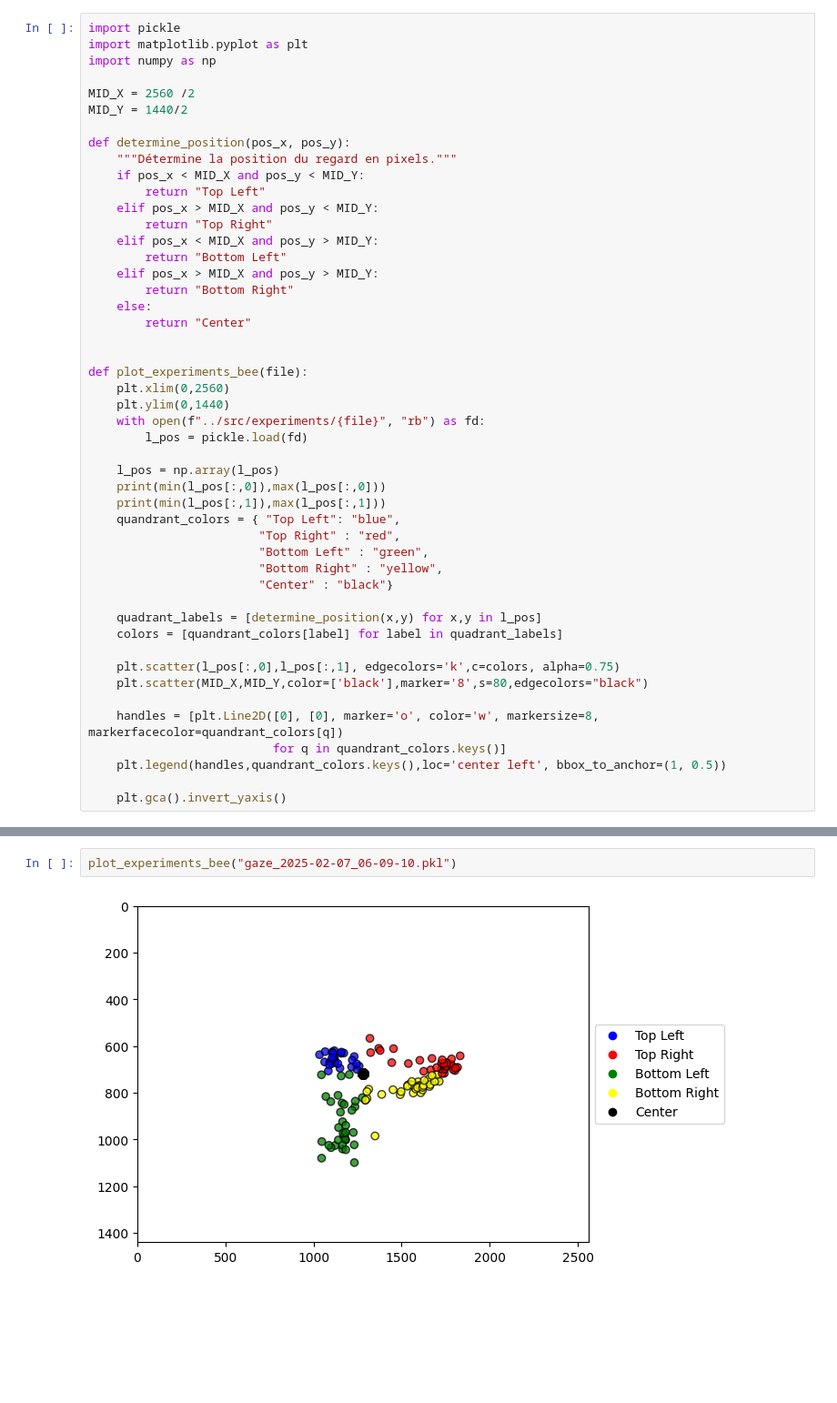
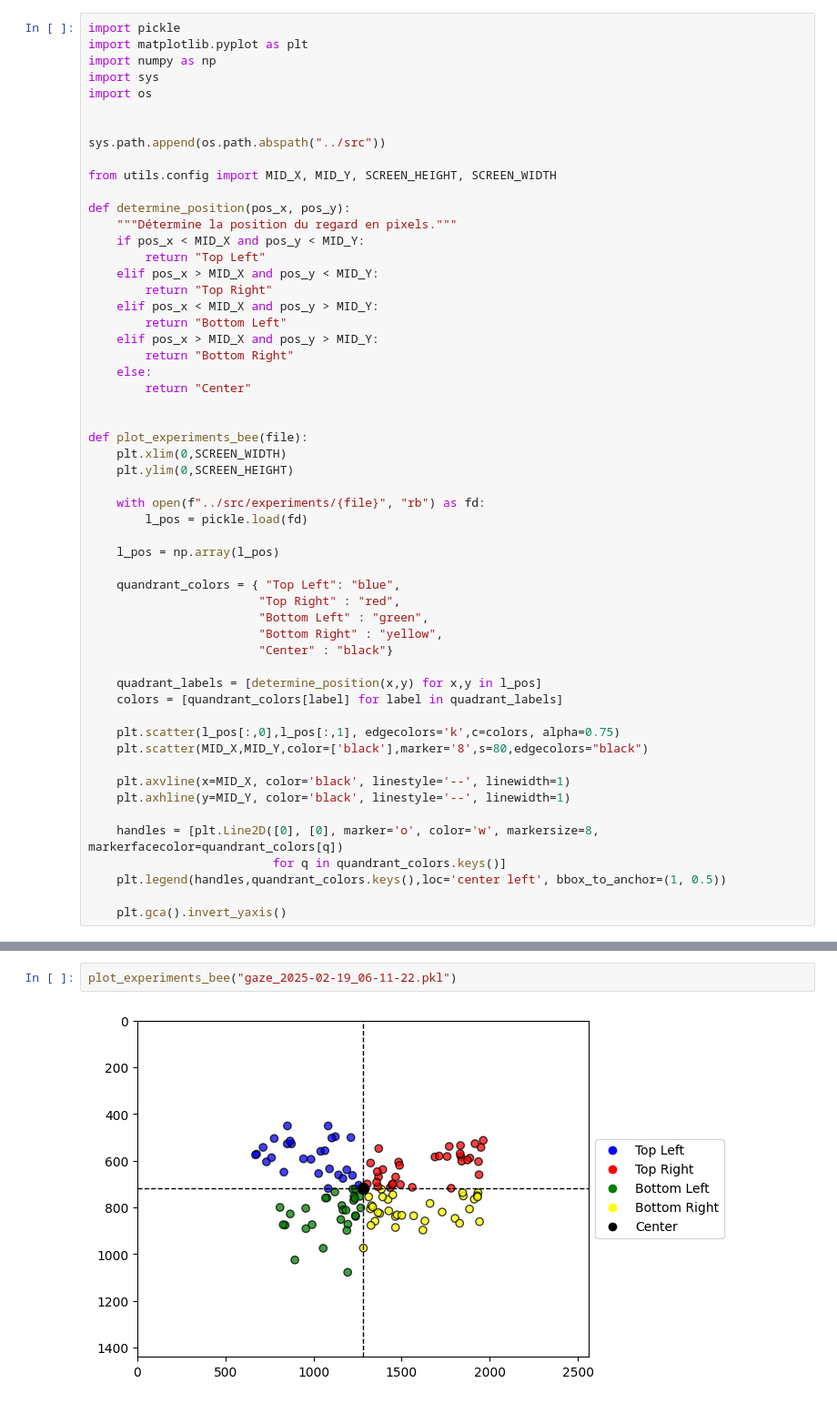
Before and after one commit to patherstevenson/EyeTracking, a Jupyter notebook: notebooks/plot_gaze_tracking.ipynb, the cells around one changed output, grey strips where cells are left out. Shown at 91% size. Cells and saved outputs as stored; diff of their text form; blank space fills up the shorter version.

```diff
--- a/notebooks/plot_gaze_tracking.ipynb
+++ b/notebooks/plot_gaze_tracking.ipynb
@@ -2,9 +2,13 @@
 import pickle
 import matplotlib.pyplot as plt
 import numpy as np
+import sys
+import os
 
-MID_X = 2560 /2
-MID_Y = 1440/2
+
+sys.path.append(os.path.abspath("../src"))
+
+from utils.config import MID_X, MID_Y, SCREEN_HEIGHT, SCREEN_WIDTH
 
 def determine_position(pos_x, pos_y):
     """Détermine la position du regard en pixels."""
@@ -21,14 +25,14 @@ def determine_position(pos_x, pos_y):
 
 
 def plot_experiments_bee(file):
-    plt.xlim(0,2560)
-    plt.ylim(0,1440)
+    plt.xlim(0,SCREEN_WIDTH)
+    plt.ylim(0,SCREEN_HEIGHT)
+
     with open(f"../src/experiments/{file}", "rb") as fd:
         l_pos = pickle.load(fd)
 
     l_pos = np.array(l_pos)
-    print(min(l_pos[:,0]),max(l_pos[:,0]))
-    print(min(l_pos[:,1]),max(l_pos[:,1]))
+
     quandrant_colors = { "Top Left": "blue",
                         "Top Right" : "red",
                         "Bottom Left" : "green",
@@ -41,6 +45,9 @@ def plot_experiments_bee(file):
     plt.scatter(l_pos[:,0],l_pos[:,1], edgecolors='k',c=colors, alpha=0.75)
     plt.scatter(MID_X,MID_Y,color=['black'],marker='8',s=80,edgecolors="black")
 
+    plt.axvline(x=MID_X, color='black', linestyle='--', linewidth=1)
+    plt.axhline(y=MID_Y, color='black', linestyle='--', linewidth=1)
+
     handles = [plt.Line2D([0], [0], marker='o', color='w', markersize=8, markerfacecolor=quandrant_colors[q])
                           for q in quandrant_colors.keys()]
     plt.legend(handles,quandrant_colors.keys(),loc='center left', bbox_to_anchor=(1, 0.5))
@@ -53,4 +56,4 @@ plot_experiments_bee("gaze_save.pkl")
 # %%
-plot_experiments_bee("gaze_2025-02-07_06-09-10.pkl")
+plot_experiments_bee("gaze_2025-02-19_06-11-22.pkl")
 # %% [output]
-[figure, old version]
+[figure, new version]
```
Also changed, not shown: parts of 3 cells of this notebook, 4 other files.
